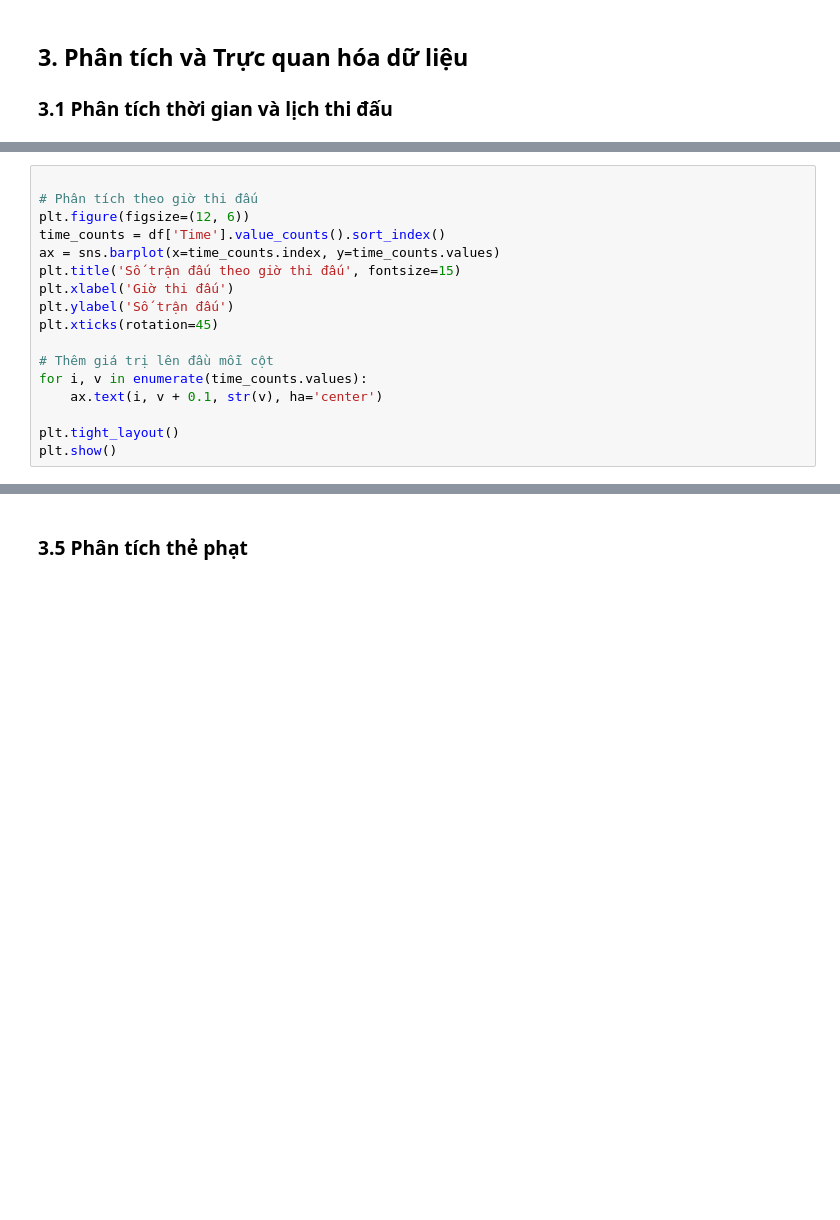
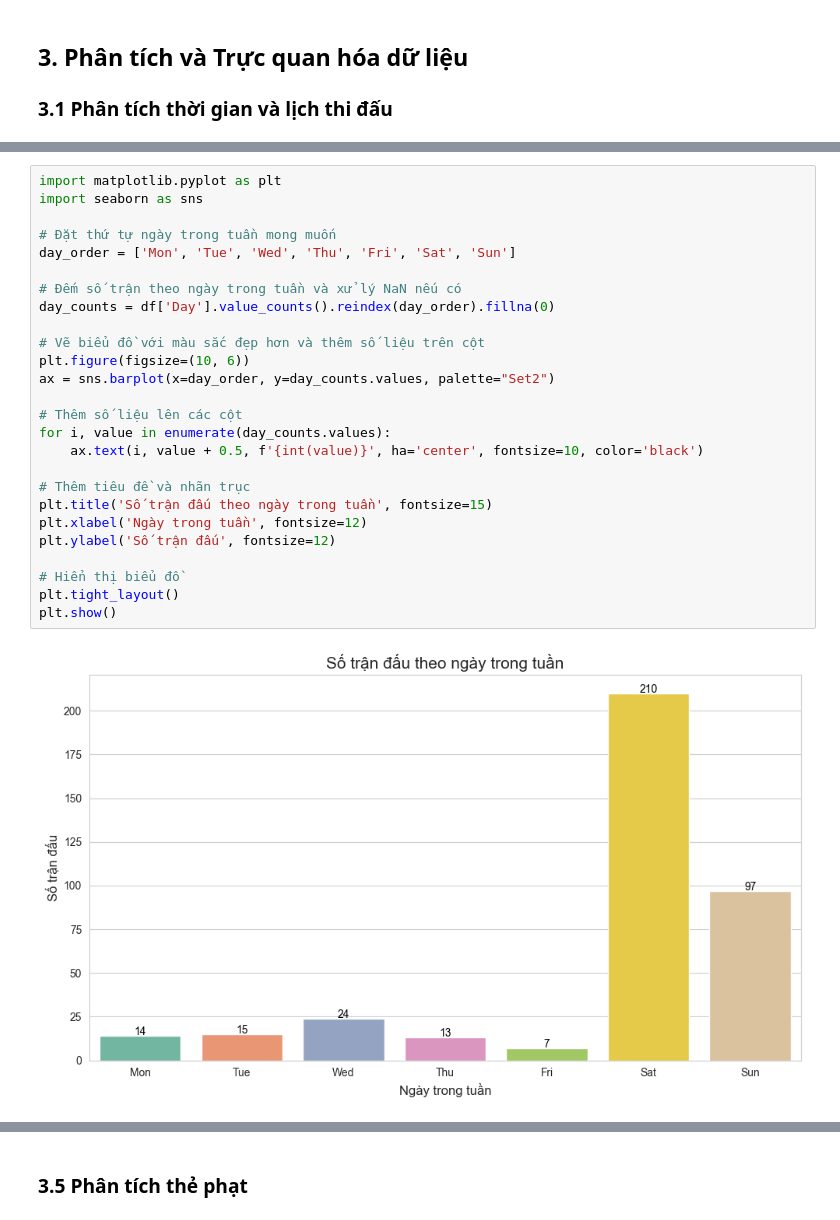
Before and after one commit to TuanMinhDo1203/Reddit_Sentiment_Analysis, a Jupyter notebook: code/visualization/match_info_visualization.ipynb, the cells around one changed output, grey strips where cells are left out. Saved outputs shown, nothing was run; the diff lists cells and outputs as text; blank space fills up the shorter version.

```diff
--- a/code/visualization/match_info_visualization.ipynb
+++ b/code/visualization/match_info_visualization.ipynb
@@ -181,17 +181,0 @@ tập trung chủ yếu vào thứ bảy chủ nhật
-# %%
-
-# Phân tích theo giờ thi đấu
-plt.figure(figsize=(12, 6))
-time_counts = df['Time'].value_counts().sort_index()
-ax = sns.barplot(x=time_counts.index, y=time_counts.values)
-plt.title('Số trận đấu theo giờ thi đấu', fontsize=15)
-plt.xlabel('Giờ thi đấu')
-plt.ylabel('Số trận đấu')
-plt.xticks(rotation=45)
-
-# Thêm giá trị lên đầu mỗi cột
-for i, v in enumerate(time_counts.values):
-    ax.text(i, v + 0.1, str(v), ha='center')
-
-plt.tight_layout()
-plt.show()
@@ -484,0 +182,28 @@ plt.show()
+# %%
+import matplotlib.pyplot as plt
+import seaborn as sns
+
+# Đặt thứ tự ngày trong tuần mong muốn
+day_order = ['Mon', 'Tue', 'Wed', 'Thu', 'Fri', 'Sat', 'Sun']
+
+# Đếm số trận theo ngày trong tuần và xử lý NaN nếu có
+day_counts = df['Day'].value_counts().reindex(day_order).fillna(0)
+
+# Vẽ biểu đồ với màu sắc đẹp hơn và thêm số liệu trên cột
+plt.figure(figsize=(10, 6))
+ax = sns.barplot(x=day_order, y=day_counts.values, palette="Set2")
+
+# Thêm số liệu lên các cột
+for i, value in enumerate(day_counts.values):
+    ax.text(i, value + 0.5, f'{int(value)}', ha='center', fontsize=10, color='black')
+
+# Thêm tiêu đề và nhãn trục
+plt.title('Số trận đấu theo ngày trong tuần', fontsize=15)
+plt.xlabel('Ngày trong tuần', fontsize=12)
+plt.ylabel('Số trận đấu', fontsize=12)
+
+# Hiển thị biểu đồ
+plt.tight_layout()
+plt.show()
+# %% [output]
+[figure, added]
```
Also changed, not shown: parts of 47 cells of this notebook.
